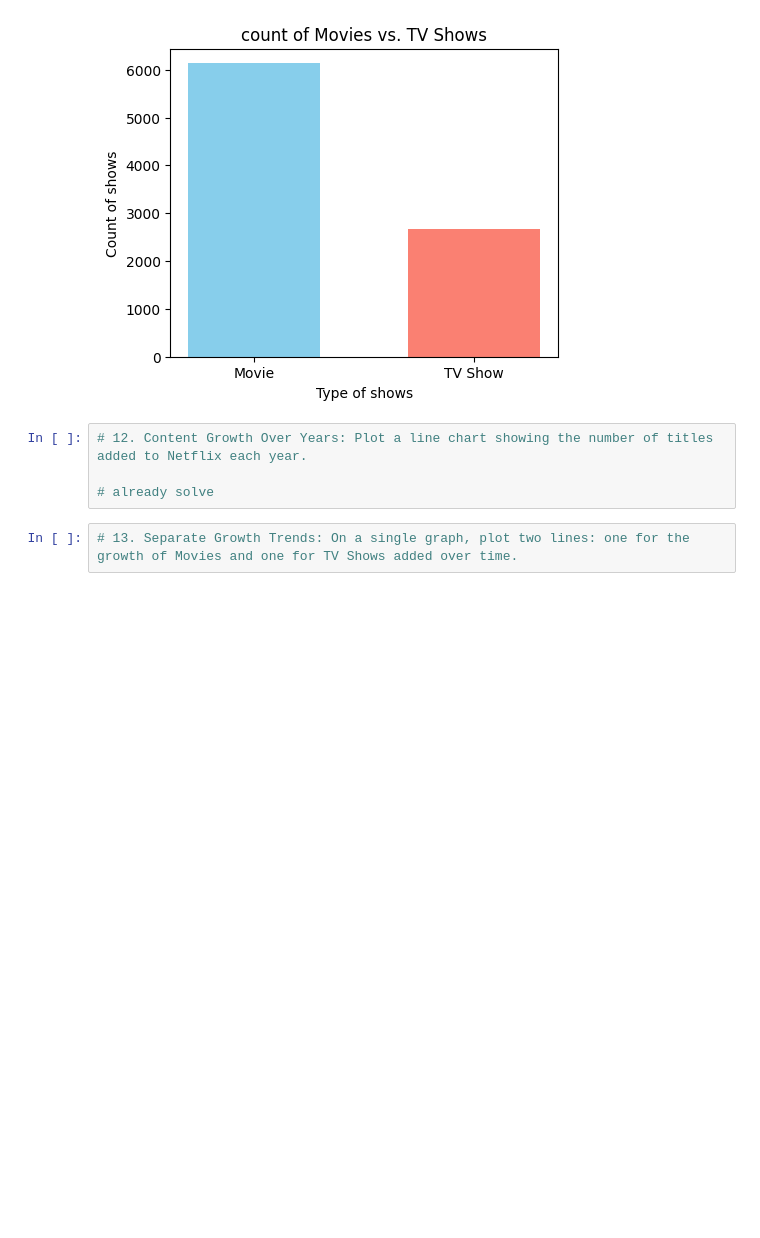
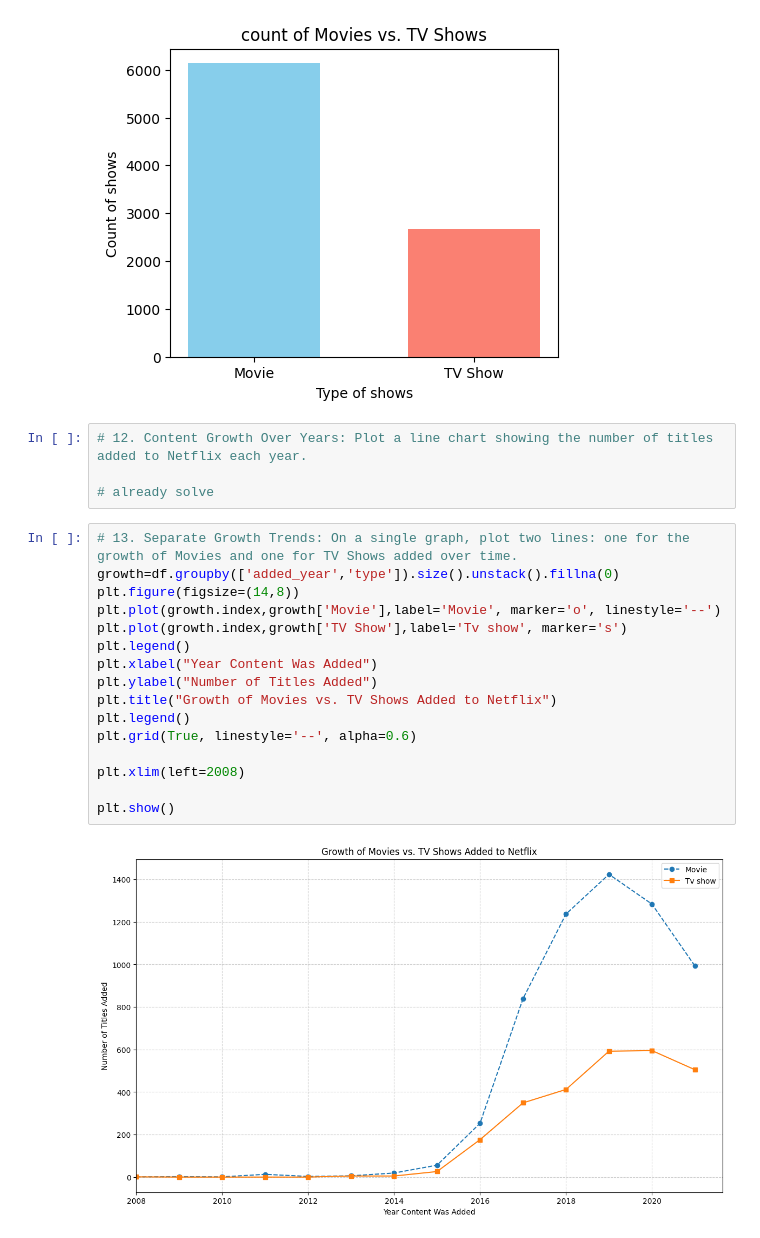
Before and after one commit to Ansh-Patoliya/python_learning, a Jupyter notebook: Project/netflix_data_analysis/netflix_data_analysis.ipynb, the cells around one changed output. Cells and saved outputs as stored; diff of their text form; blank space fills up the shorter version.

```diff
--- a/Project/netflix_data_analysis/netflix_data_analysis.ipynb
+++ b/Project/netflix_data_analysis/netflix_data_analysis.ipynb
@@ -728,5 +724,21 @@ plt.show()
 # already solve
 # %%
 # 13. Separate Growth Trends: On a single graph, plot two lines: one for the growth of Movies and one for TV Shows added over time.
+growth=df.groupby(['added_year','type']).size().unstack().fillna(0)
+plt.figure(figsize=(14,8))
+plt.plot(growth.index,growth['Movie'],label='Movie', marker='o', linestyle='--')
+plt.plot(growth.index,growth['TV Show'],label='Tv show', marker='s')
+plt.legend()
+plt.xlabel("Year Content Was Added")
+plt.ylabel("Number of Titles Added")
+plt.title("Growth of Movies vs. TV Shows Added to Netflix")
+plt.legend()
+plt.grid(True, linestyle='--', alpha=0.6)
+
+plt.xlim(left=2008)
+
+plt.show()
+# %% [output]
+[figure, added]
 # %%
 # 14. Cumulative Content Growth: Create a line chart showing the cumulative sum of content added over the years.
```
Also changed, not shown: parts of 8 cells of this notebook, 1 other file.
